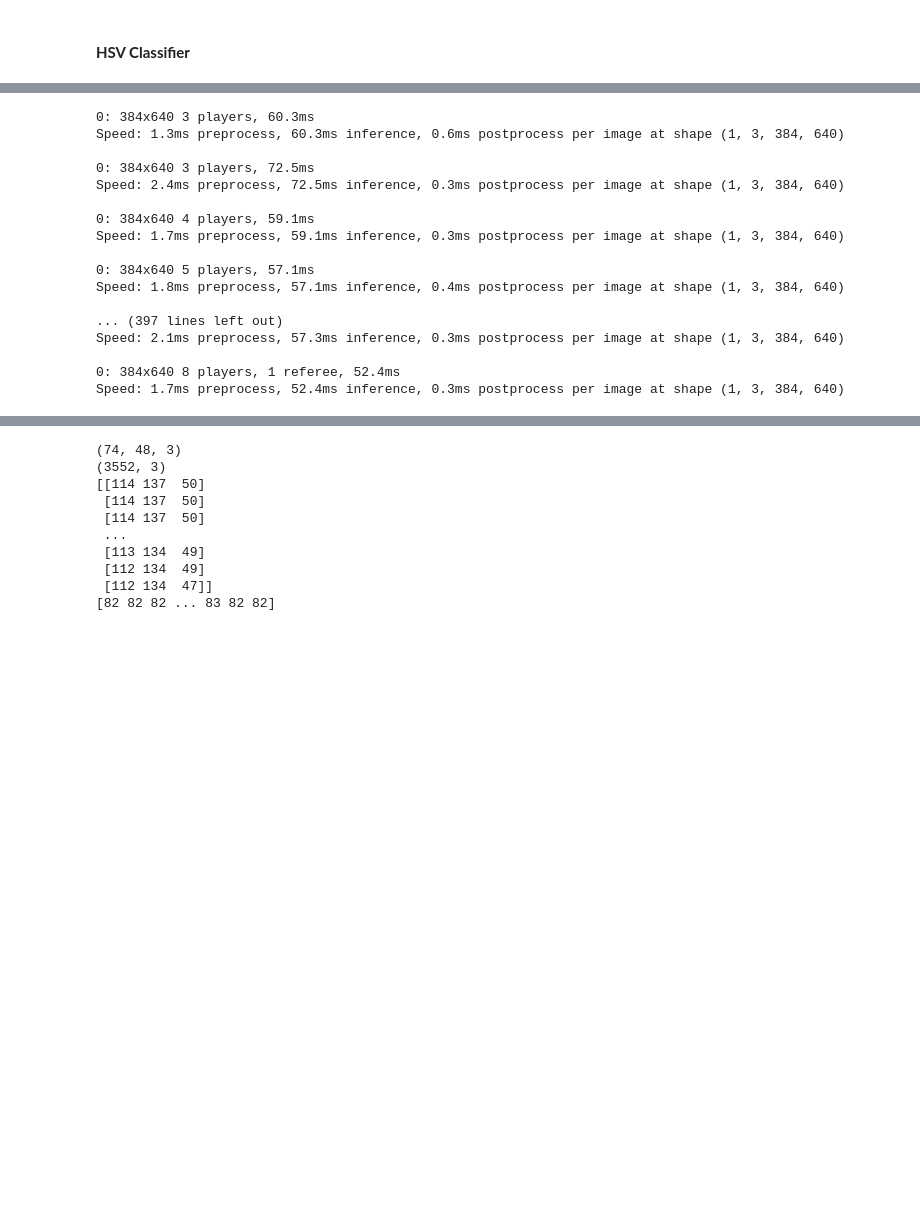
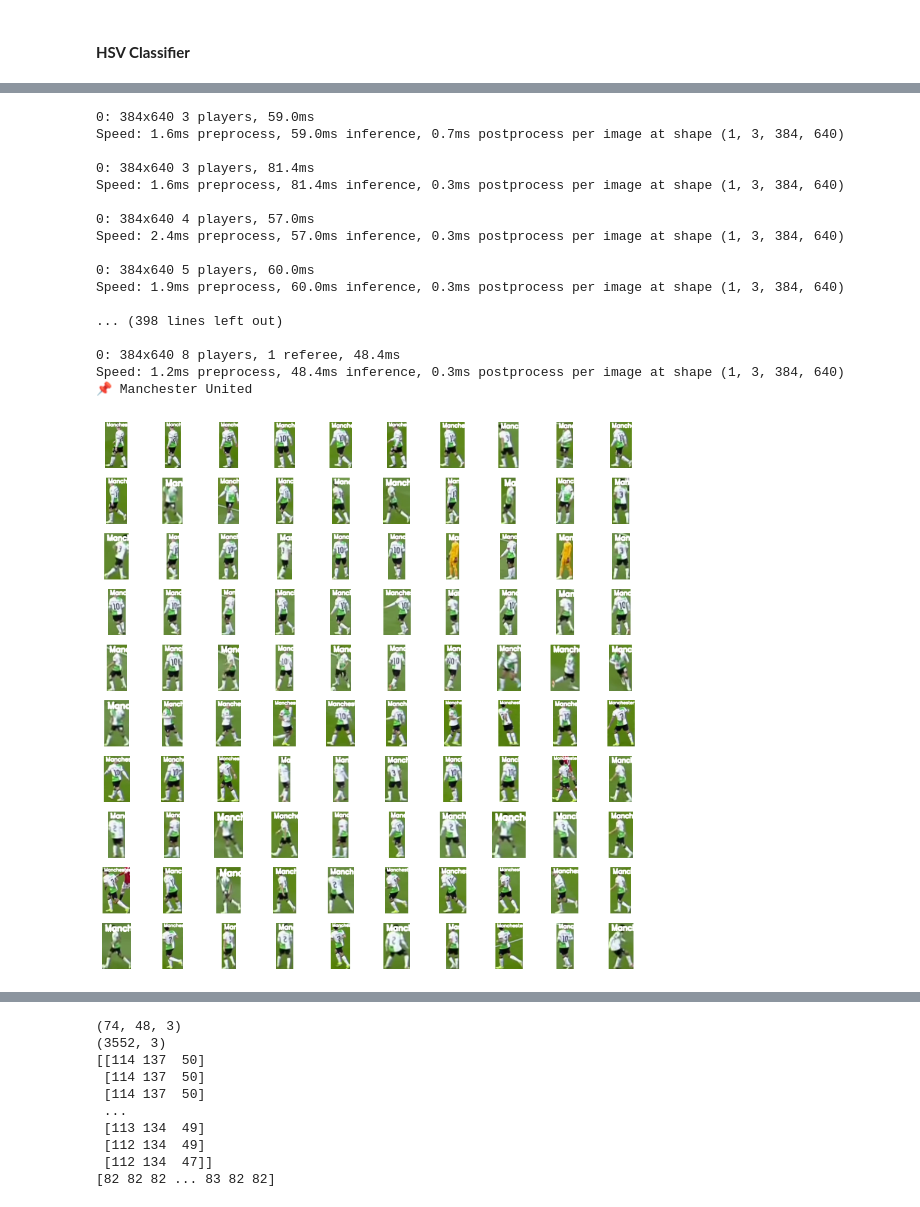
Before and after one commit to alyasltd/FootCVision, a Jupyter notebook: phase3/phase3.ipynb, the cells around one changed output, grey strips where cells are left out. Cells and saved outputs as stored; diff of their text form; code cells hidden in the pictures; blank space fills up the shorter version.

Commit message:
improved hsv classifier

```diff
--- a/phase3/phase3.ipynb
+++ b/phase3/phase3.ipynb
@@ -117,24 +75,25 @@ cv2.destroyAllWindows()
 # %%
 video_path = "/Users/alyazouzou/Desktop/CV_Football/vids/good.mov"
 classifier = HSVClassifier(video_path, model_path="/Users/alyazouzou/Desktop/CV_Football/FootCVision/phase1/runs/detect/train/weights/best.pt")
 
-results = classifier.predict(stride=30)  # Détecte et classe les joueurs
-classifier.display_results(results)  # Affiche les résultats
+results = classifier.predict(stride=30)
+classifier.plot_classified_crops(results)
 # %% [output]
-0: 384x640 3 players, 60.3ms
-Speed: 1.3ms preprocess, 60.3ms inference, 0.6ms postprocess per image at shape (1, 3, 384, 640)
+0: 384x640 3 players, 59.0ms
+Speed: 1.6ms preprocess, 59.0ms inference, 0.7ms postprocess per image at shape (1, 3, 384, 640)
 
-0: 384x640 3 players, 72.5ms
-Speed: 2.4ms preprocess, 72.5ms inference, 0.3ms postprocess per image at shape (1, 3, 384, 640)
+0: 384x640 3 players, 81.4ms
+Speed: 1.6ms preprocess, 81.4ms inference, 0.3ms postprocess per image at shape (1, 3, 384, 640)
 
-0: 384x640 4 players, 59.1ms
-Speed: 1.7ms preprocess, 59.1ms inference, 0.3ms postprocess per image at shape (1, 3, 384, 640)
+0: 384x640 4 players, 57.0ms
+Speed: 2.4ms preprocess, 57.0ms inference, 0.3ms postprocess per image at shape (1, 3, 384, 640)
 
-0: 384x640 5 players, 57.1ms
-Speed: 1.8ms preprocess, 57.1ms inference, 0.4ms postprocess per image at shape (1, 3, 384, 640)
+0: 384x640 5 players, 60.0ms
+Speed: 1.9ms preprocess, 60.0ms inference, 0.3ms postprocess per image at shape (1, 3, 384, 640)
 
-... (397 lines left out)
-Speed: 2.1ms preprocess, 57.3ms inference, 0.3ms postprocess per image at shape (1, 3, 384, 640)
+... (398 lines left out)
 
-0: 384x640 8 players, 1 referee, 52.4ms
-Speed: 1.7ms preprocess, 52.4ms inference, 0.3ms postprocess per image at shape (1, 3, 384, 640)
+0: 384x640 8 players, 1 referee, 48.4ms
+Speed: 1.2ms preprocess, 48.4ms inference, 0.3ms postprocess per image at shape (1, 3, 384, 640)
+📌 Manchester United
+[figure, added]
```
Also changed, not shown: parts of 4 cells of this notebook, 1 other file.
